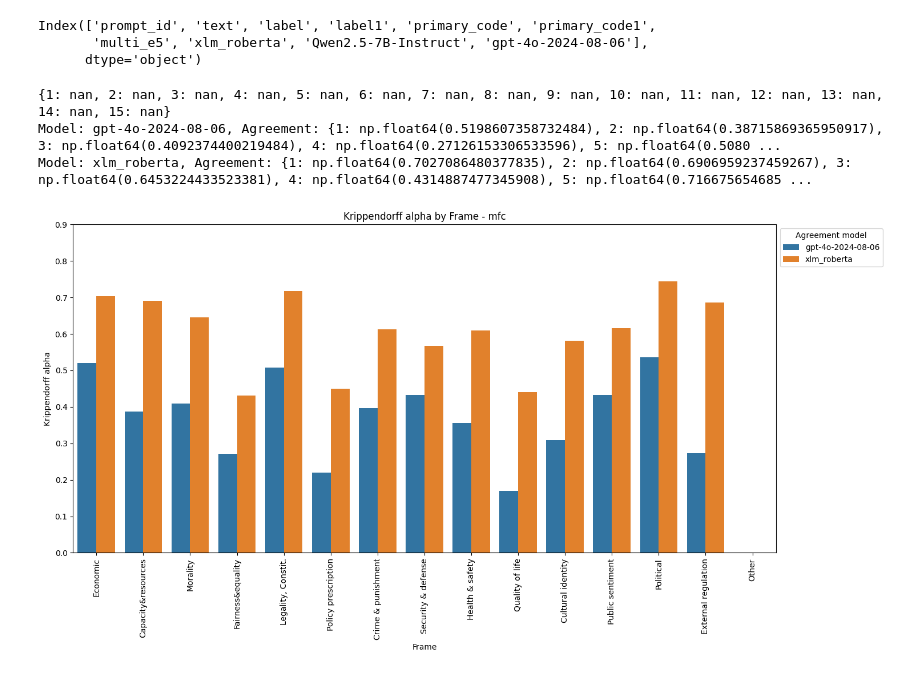
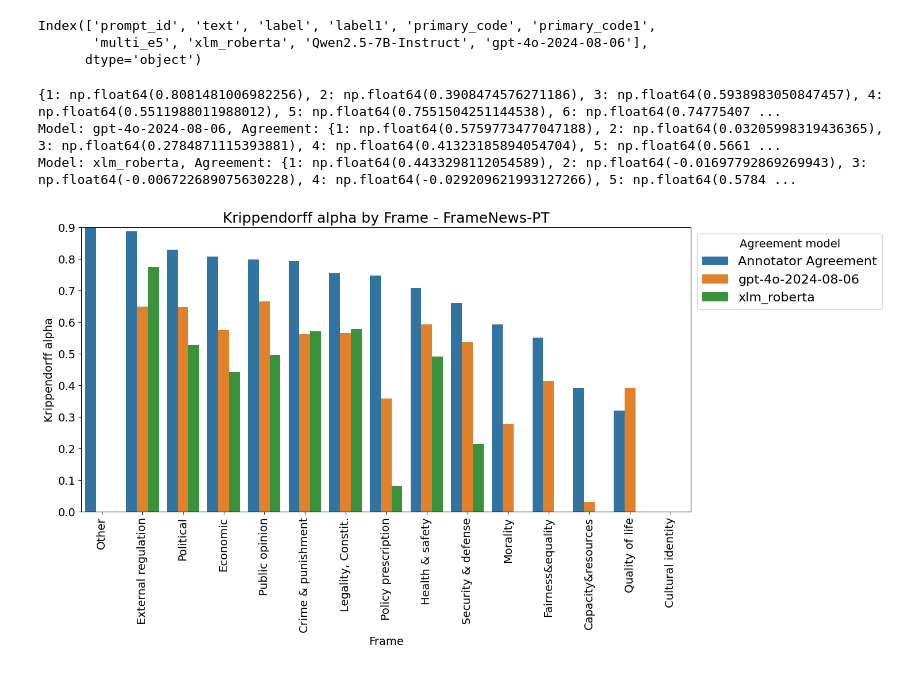
Before and after one commit to tceron/FrameNews-PT, a Jupyter notebook: prompting/check_results.ipynb, the cells around one changed output. Saved outputs shown, nothing was run; the diff lists cells and outputs as text; code cells hidden in the pictures.

Commit message:
add data

```diff
--- a/prompting/check_results.ipynb
+++ b/prompting/check_results.ipynb
@@ -314,7 +325,7 @@ shorten_labels = {'Economic': 'Economic',
  'External regulation and reputation': 'External regulation',
  'Other': 'Other'}
 # %%
-frames_df = pd.read_csv("../data/frames_recsys_test.csv")
+frames_df = pd.read_csv("./data_prompts/frames_recsys_test.csv")
 
 cm = confusion_matrix(frames_df["primary_code"], frames_df["primary_code1"].astype(int), labels=list(label_map.keys()))
 
@@ -326,7 +337,7 @@ plt.title(f"Overlap between annotators")
 plt.xlabel("Annotator 1")
 plt.ylabel("Annotator 2")
 # plt.tight_layout()
-plt.savefig(f"results/analysis/confusion_matrix_frames_recsys.png", bbox_inches='tight')
+plt.savefig(f"results/analysis/confusion_matrix_framenews.png", bbox_inches='tight')
 plt.show()
 plt.close()
 # %% [output]
@@ -359,7 +370,7 @@ for dataset in df.dataset.unique():
     for model in df.model.unique():
         cohens = []
 
-        if dataset == "frame-recsys":
+        if dataset == "FrameNews-PT":
             l = ["zero1", "zero2", "zero3_noex"]
         else:
             l = ["zero1", "zero2"]
@@ -403,34 +414,35 @@ Random baseline (primary_code): 0.2181, mfc - zero2 - gpt-4o-2024-08-06
 # %%
 # Load data
 mfc_df = pd.read_csv("../data/mfc_stratified_sample.csv")
-mfc = pd.read_csv("../data/mfc_both_with_index.csv", index_col=0)
+mfc = pd.read_csv("../data/mfc_predictions.csv", index_col=0)
 for col in mfc.columns:
     mfc_df[col] = mfc[col].astype(int)
 
 for (model, prompt) in [("gpt-4o-2024-08-06", "zero1"), ("Qwen--Qwen2.5-7B-Instruct", "zero2")]:
-    tmp = df[(df["dataset"] == "mfc") & (df["prompt_description"] == prompt) & (df["model"] == model)]
+    tmp = df[(df["dataset"] == "MFC") & (df["prompt_description"] == prompt) & (df["model"] == model)]
     # calculate cohen's kappa between the response_mapped in tmp1 and tmp
     assert len(tmp) == len(mfc), f"Expected 300 rows for {model}, {prompt}, but got {len(tmp)}"
     model = model.split("--")[-1]
     mfc_df[model] = [int(i) for i in tmp["response_code"].tolist()]
 
-#rename column in mfc_df
-annotators_df = pd.read_csv("../data/per_annotator_label.csv")
-annotators_df = annotators_df.rename(columns={"index": "prompt_id"})
-annotators = [i for i in annotators_df.columns.tolist() if i != "prompt_id"]
-# merge mfc_df with annotators_df on index
-mfc_df = mfc_df.merge(annotators_df, on="prompt_id", how="left")
+# #rename column in mfc_df
+# annotators_df = pd.read_csv("../data/per_annotator_label.csv")
+# annotators_df = annotators_df.rename(columns={"index": "prompt_id"})
+# annotators = [i for i in annotators_df.columns.tolist() if i != "prompt_id"]
+# # merge mfc_df with annotators_df on index
+# mfc_df = mfc_df.merge(annotators_df, on="prompt_id", how="left")
+
 # mfc_df
-# classification_report(mfc_df["primary_code"].astype(int), mfc_df["multi_e5"].astype(int), digits=3, output_dict=True, zero_division=0)
+# classification_report(mfc_df["primary_code"].astype(int), mfc_df["multi_e5"].astype(int), digits=3, output_dict=True, zero_division=0)\
 # %%
 # Load data
-frames_df = pd.read_csv("../data/frames_recsys_test.csv")
-npr = pd.read_csv("../data/npr_both_with_index.csv", index_col=0)
+frames_df = pd.read_csv("./data_prompts/frames_recsys_test.csv")
+npr = pd.read_csv("../data/npr_predictions.csv", index_col=0)
 for col in npr.columns:
     frames_df[col] = npr[col].astype(int)
 
 for (model, prompt) in [("Qwen--Qwen2.5-7B-Instruct", "zero2"), ("gpt-4o-2024-08-06", "zero3_noex")]:
-    tmp = df[(df["dataset"] == "frame-recsys") & (df["prompt_description"] == prompt) & (df["model"] == model)]
+    tmp = df[(df["dataset"] == "FrameNews-PT") & (df["prompt_description"] == prompt) & (df["model"] == model)]
     # calculate cohen's kappa between the response_mapped in tmp1 and tmp
     assert len(tmp) == 300, f"Expected 300 rows for {model}, {prompt}, but got {len(tmp)}"
     model = model.split("--")[-1]
@@ -499,10 +511,8 @@ def krippendorff_alpha_per_category(df, annotator_cols, num_categories=15):
 
     return alpha_stats
 # %%
-# dataset = "frame-recsys"
-dataset = "mfc"
-
-if dataset == "frame-recsys":
+dataset =  "FrameNews-PT"
+if dataset == "FrameNews-PT":
     df_analysis = frames_df.copy()
     annotator_col = ["primary_code", "primary_code1"]
 else:
@@ -539,37 +549,37 @@ for category in range(1, 16):
 
 results_df = pd.DataFrame(results)
 # results_df = results_df[results_df["Category"] != 11]
 
 # Reshape dataframe for easier plotting
 plot_df = pd.melt(results_df,
                   id_vars=['Category', 'Category_label'],
                   value_vars=['Annotator Agreement'] + [f'{model_col}' for model_col in model_columns],
                   var_name='Agreement Type',
                   value_name='Agreement Percentage')
 
 # Order the categories by annotator agreement from highest to lowest
 ordered_labels = results_df.sort_values("Annotator Agreement", ascending=False)["Category_label"].tolist()
 plot_df["Category_label"] = pd.Categorical(plot_df["Category_label"], categories=ordered_labels, ordered=True)
 if dataset == "mfc":
     plot_df = plot_df[plot_df["Agreement Type"] != "Annotator Agreement"]
 
 # Create grouped bar chart
 plt.figure(figsize=(15, 8))
 sns.barplot(x='Category_label', y='Agreement Percentage', hue='Agreement Type', data=plot_df)
 plt.xlabel('Frame')
 plt.ylabel('Krippendorff alpha')
 plt.title(f'Krippendorff alpha by Frame - {dataset}')
 plt.ylim(0, 0.9)
 plt.legend(title='Agreement model', bbox_to_anchor=(1, 1), loc='upper left')
 plt.xticks(rotation=90)
 plt.tight_layout()
 plt.savefig(f"results/analysis/{dataset}_agreement_percentages_by_frame.png", bbox_inches='tight')
 plt.show()
 # %% [output]
-{1: nan, 2: nan, 3: nan, 4: nan, 5: nan, 6: nan, 7: nan, 8: nan, 9: nan, 10: nan, 11: nan, 12: nan, 13: nan, 14: nan, 15: nan}
-Model: gpt-4o-2024-08-06, Agreement: {1: np.float64(0.5198607358732484), 2: np.float64(0.38715869365950917), 3: np.float64(0.4092374400219484), 4: np.float64(0.27126153306533596), 5: np.float64(0.5080 ...
-Model: xlm_roberta, Agreement: {1: np.float64(0.7027086480377835), 2: np.float64(0.6906959237459267), 3: np.float64(0.6453224433523381), 4: np.float64(0.4314887477345908), 5: np.float64(0.716675654685 ...
+{1: np.float64(0.8081481006982256), 2: np.float64(0.3908474576271186), 3: np.float64(0.5938983050847457), 4: np.float64(0.5511988011988012), 5: np.float64(0.7551504251144538), 6: np.float64(0.74775407 ...
+Model: gpt-4o-2024-08-06, Agreement: {1: np.float64(0.5759773477047188), 2: np.float64(0.03205998319436365), 3: np.float64(0.2784871115393881), 4: np.float64(0.41323185894054704), 5: np.float64(0.5661 ...
+Model: xlm_roberta, Agreement: {1: np.float64(0.4433298112054589), 2: np.float64(-0.01697792869269943), 3: np.float64(-0.006722689075630228), 4: np.float64(-0.029209621993127266), 5: np.float64(0.5784 ...
-[figure, old version]
+[figure, new version]
 # %%
 # Define the color dictionary
 color_dict = {
```
Also changed, not shown: parts of 13 cells of this notebook, 25 other files.
